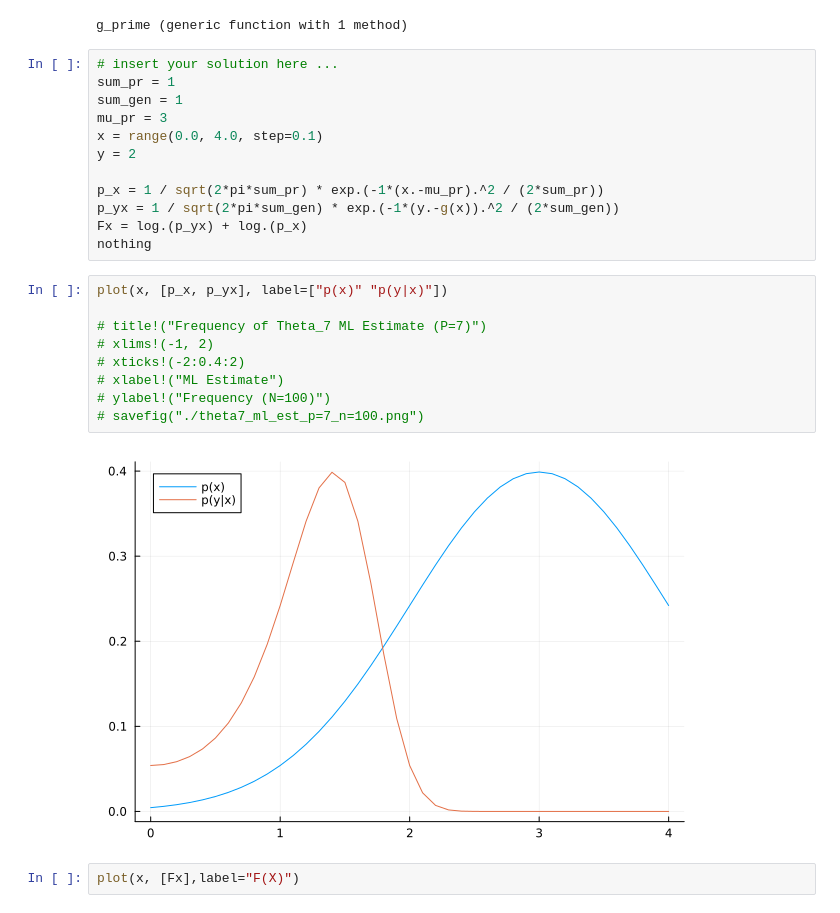
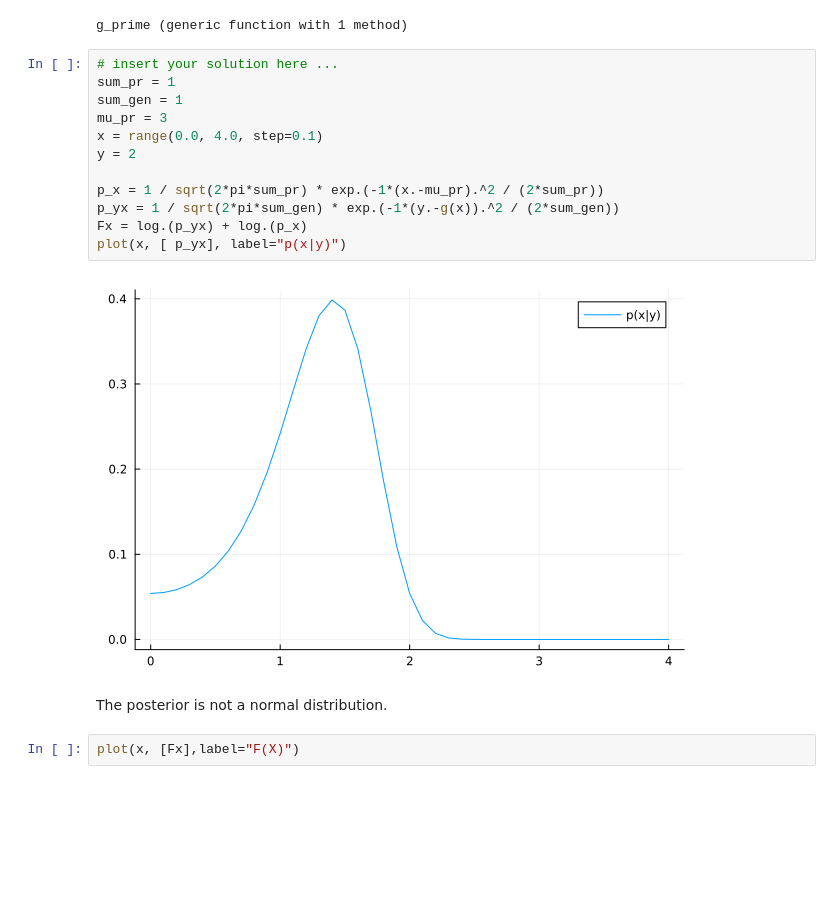
Before and after one commit to JeromeHadorn/translational_neuromodelling, a Jupyter notebook: ex02/ex02_pc_hgf.ipynb, the cells around one changed output. Drawn from its saved outputs; the diff is of its cells as text; blank space fills up the shorter version.

```diff
--- a/ex02/ex02_pc_hgf.ipynb
+++ b/ex02/ex02_pc_hgf.ipynb
@@ -160,26 +160,19 @@ g_prime (generic function with 1 method)
 # %%
 # insert your solution here ...
 sum_pr = 1
 sum_gen = 1
 mu_pr = 3
 x = range(0.0, 4.0, step=0.1)
 y = 2
 
 p_x = 1 / sqrt(2*pi*sum_pr) * exp.(-1*(x.-mu_pr).^2 / (2*sum_pr))
 p_yx = 1 / sqrt(2*pi*sum_gen) * exp.(-1*(y.-g(x)).^2 / (2*sum_gen))
 Fx = log.(p_yx) + log.(p_x)
-nothing
+plot(x, [ p_yx], label="p(x|y)")
+# %% [output]
+[figure, added]
-# %%
-plot(x, [p_x, p_yx], label=["p(x)" "p(y|x)"])
-
-# title!("Frequency of Theta_7 ML Estimate (P=7)")
-# xlims!(-1, 2)
-# xticks!(-2:0.4:2)
-# xlabel!("ML Estimate")
-# ylabel!("Frequency (N=100)")
-# savefig("./theta7_ml_est_p=7_n=100.png")
-# %% [output]
-[figure, removed]
+# %% [markdown]
+The posterior is not a normal distribution.
 # %%
 plot(x, [Fx],label="F(X)")
 # %% [output]
```
Also changed, not shown: parts of 13 cells of this notebook.
